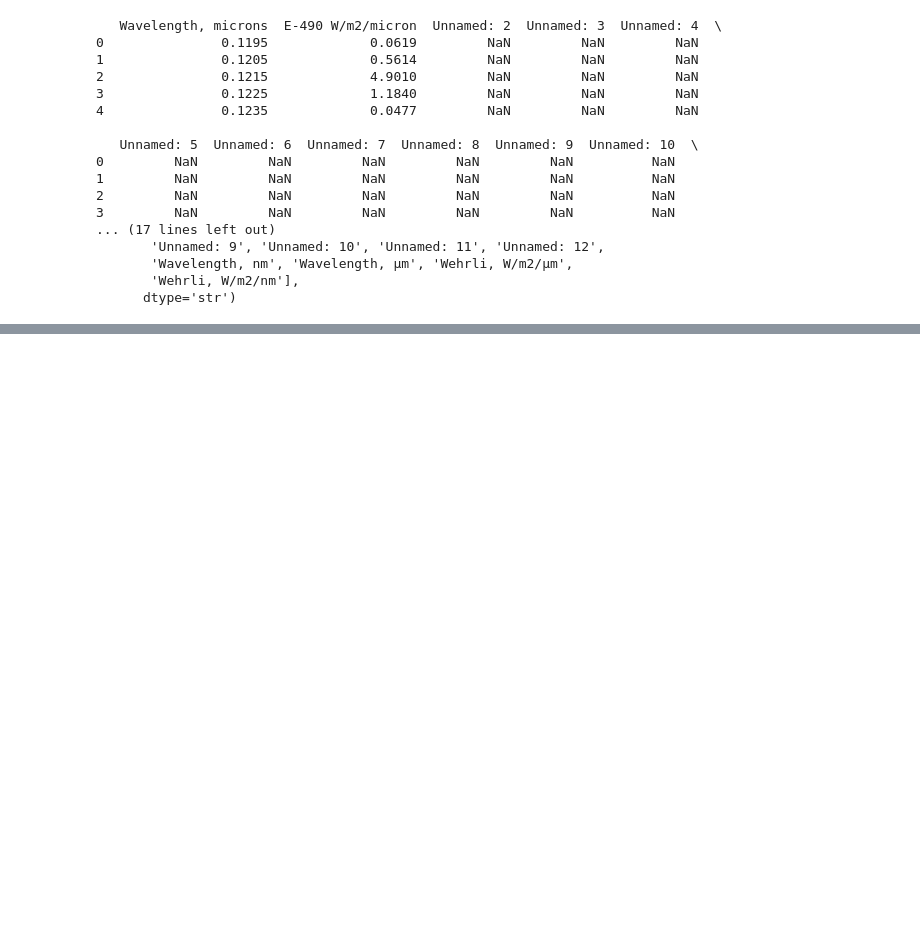
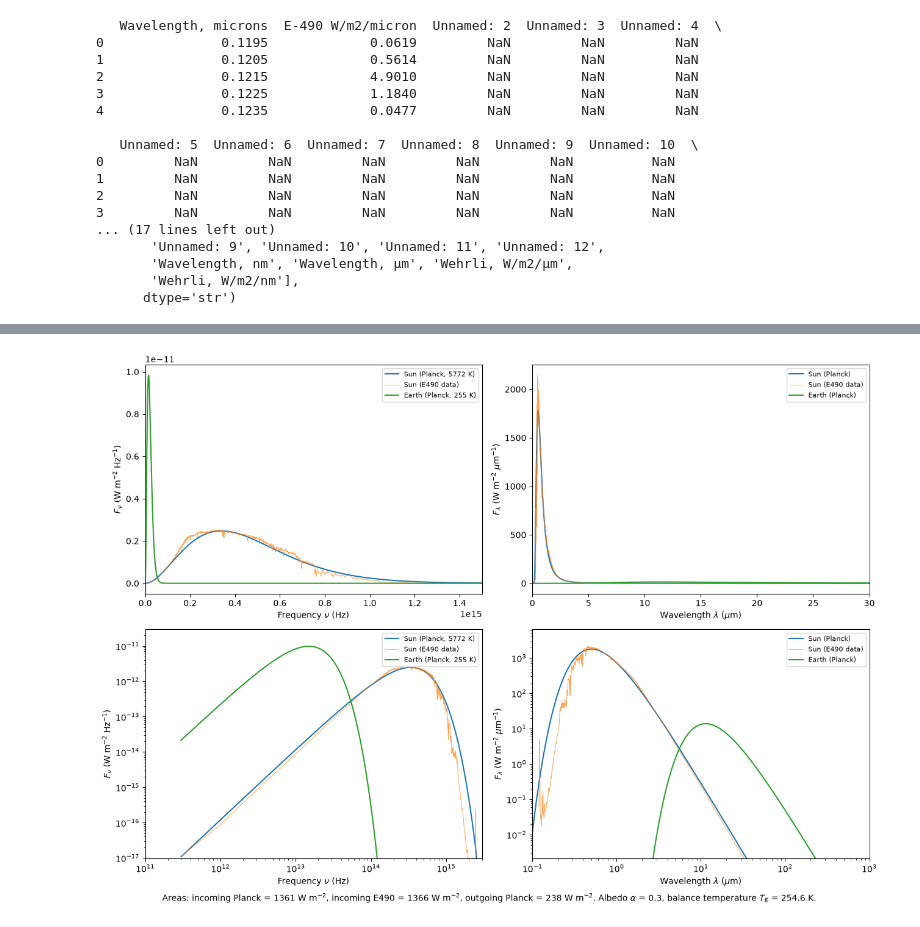
Before and after one commit to allywilko18/greenhouse-spectra, a Jupyter notebook: notebooks/01_blackbody.ipynb, the cells around one changed output, grey strips where cells are left out. Saved outputs shown, nothing was run; the diff lists cells and outputs as text; code cells hidden in the pictures; blank space fills up the shorter version.

Commit message:
Notebook files for flux-wavenumber plots, frequency-cross-section plots, 4 panel figure plots

```diff
--- a/notebooks/01_blackbody.ipynb
+++ b/notebooks/01_blackbody.ipynb
@@ -59,3 +58,82 @@ print(e490.columns)
        'Wavelength, nm', 'Wavelength, µm', 'Wehrli, W/m2/µm',
        'Wehrli, W/m2/nm'],
       dtype='str')
+# %%
+import numpy as np
+import pandas as pd
+import matplotlib.pyplot as plt
+from scipy.constants import c
+
+from greenhouse_spectra.constants import ALBEDO, T_SUN
+from greenhouse_spectra.energy_balance import (
+    solar_irradiance_nu, solar_irradiance_lambda,
+    earth_emission_nu, earth_emission_lambda,
+    integrate, absorbed_flux, balance_temperature,
+)
+
+# Grids
+lam = np.logspace(-7, -3, 6000)          # 0.1 µm – 1000 µm, in m
+nu  = c / lam                            # Hz
+
+# E490 data (µm, W m^-2 µm^-1) -> SI
+e490   = pd.read_excel('../data/e490_00a_amo.xls')
+lam_e  = e490.iloc[:, 0].to_numpy() * 1e-6       # m
+Flam_e = e490.iloc[:, 1].to_numpy() * 1e6        # W m^-2 m^-1
+nu_e   = c / lam_e
+Fnu_e  = Flam_e * lam_e**2 / c                   # W m^-2 Hz^-1
+
+# Areas under the curves and energy balance
+S0_planck = integrate(solar_irradiance_nu(nu), nu)
+S0_e490   = integrate(Flam_e, lam_e)
+outgoing  = lambda T: integrate(earth_emission_nu(nu, T), nu)
+T_E       = balance_temperature(S0_planck, ALBEDO, outgoing)
+S_out     = outgoing(T_E)
+
+print(f'Incoming, Planck : {S0_planck:7.1f} W/m^2')
+print(f'Incoming, E490   : {S0_e490:7.1f} W/m^2')
+print(f'Outgoing, Planck : {S_out:7.1f} W/m^2  (at T_E = {T_E:.1f} K)')
+print(f'Absorbed (1-a)S0/4 = {absorbed_flux(S0_planck, ALBEDO):.1f} W/m^2')
+
+# 4-panel plot
+fig, ax = plt.subplots(2, 2, figsize=(13, 9))
+
+for row, scale in enumerate(['linear', 'log']):
+    # Frequency column
+    a = ax[row, 0]
+    a.plot(nu,   solar_irradiance_nu(nu),        label=fr'Sun (Planck, {T_SUN:.0f} K)')
+    a.plot(nu_e, Fnu_e, lw=0.7, alpha=0.7,       label='Sun (E490 data)')
+    a.plot(nu,   earth_emission_nu(nu, T_E),     label=fr'Earth (Planck, {T_E:.0f} K)')
+    a.set_xlabel(r'Frequency $\nu$ (Hz)')
+    a.set_ylabel(r'$F_\nu$ (W m$^{-2}$ Hz$^{-1}$)')
+
+    # Wavelength column (per µm for readable numbers)
+    a = ax[row, 1]
+    a.plot(lam * 1e6,   solar_irradiance_lambda(lam) * 1e-6,    label='Sun (Planck)')
+    a.plot(lam_e * 1e6, Flam_e * 1e-6, lw=0.7, alpha=0.7,       label='Sun (E490 data)')
+    a.plot(lam * 1e6,   earth_emission_lambda(lam, T_E) * 1e-6, label='Earth (Planck)')
+    a.set_xlabel(r'Wavelength $\lambda$ ($\mu$m)')
+    a.set_ylabel(r'$F_\lambda$ (W m$^{-2}$ $\mu$m$^{-1}$)')
+
+    for a in ax[row]:
+        a.set_xscale(scale)
+        a.set_yscale(scale)
+
+ax[0, 0].set_xlim(0, 1.5e15)
+ax[0, 1].set_xlim(0, 30)
+for a in ax[1]:
+    top = max(l.get_ydata().max() for l in a.get_lines())
+    a.set_ylim(top * 1e-6, top * 3)
+ax[1, 0].set_xlim(1e11, 3e15)
+ax[1, 1].set_xlim(0.1, 1000)
+for a in ax.flat:
+    a.legend(fontsize=8)
+
+caption = (f'Areas: incoming Planck = {S0_planck:.0f} W m$^{{-2}}$, '
+           f'incoming E490 = {S0_e490:.0f} W m$^{{-2}}$, '
+           f'outgoing Planck = {S_out:.0f} W m$^{{-2}}$. '
+           fr'Albedo $\alpha$ = {ALBEDO}, balance temperature $T_E$ = {T_E:.1f} K.')
+fig.text(0.5, -0.01, caption, ha='center', fontsize=10)
+plt.tight_layout()
+plt.savefig('../figures/deliverable1_4panel.png', dpi=200, bbox_inches='tight')
+plt.show()
+# %% [output]
@@ -61,0 +144 @@ print(e490.columns)
+[figure, added]
```
Also changed, not shown: parts of 5 cells of this notebook, 5 other files.
